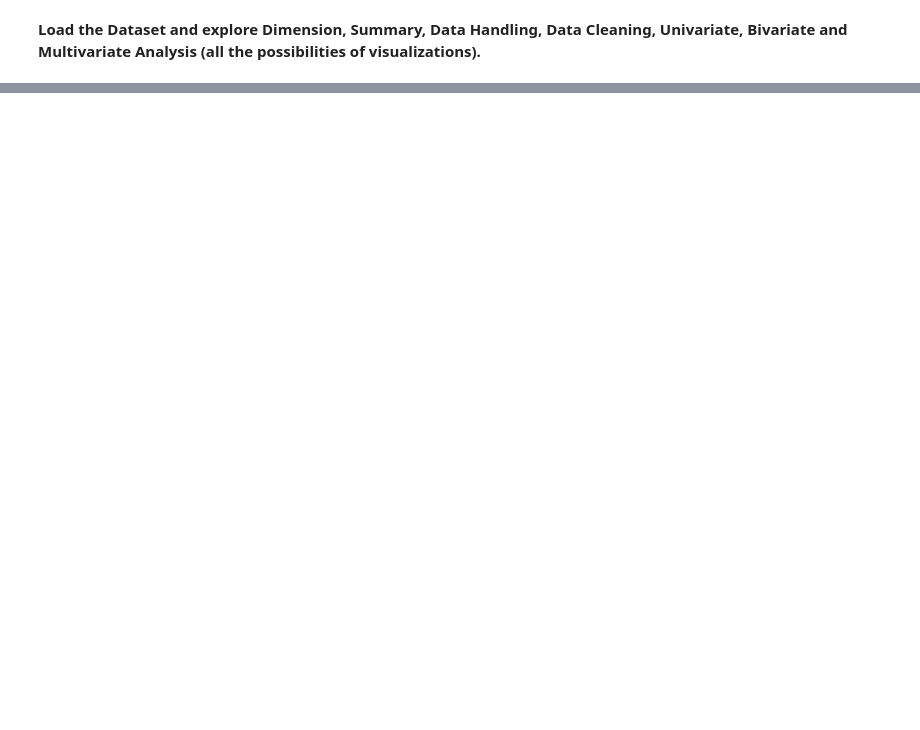
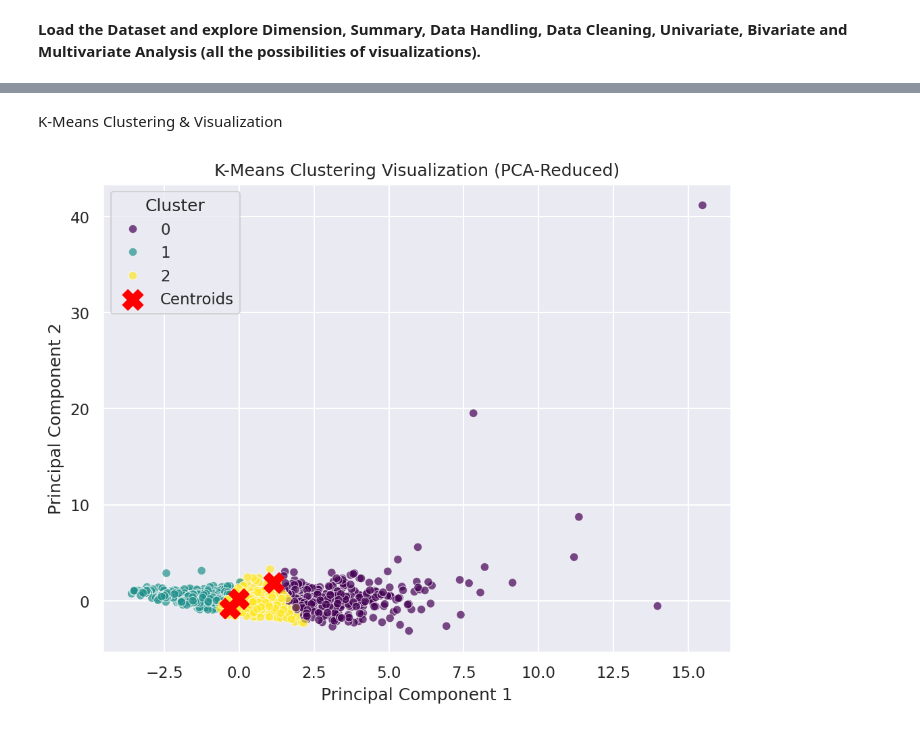
Before and after one commit to snehanshuchk/EDA-Theory-, a Jupyter notebook: 21BDS0313.ipynb, the cells around one changed output, grey strips where cells are left out. Cells and saved outputs as stored; diff of their text form; code cells hidden in the pictures; blank space fills up the shorter version.

```diff
--- a/21BDS0313.ipynb
+++ b/21BDS0313.ipynb
@@ -585,0 +661,26 @@ plt.show()
+# %% [markdown]
+K-Means Clustering & Visualization
+# %%
+# Apply K-Means with optimal K (assume K=3 from Elbow Method)
+optimal_k = 3
+kmeans = KMeans(n_clusters=optimal_k, random_state=42, n_init=10)
+df['Cluster'] = kmeans.fit_predict(clustering_scaled)
+
+# PCA for 2D Visualization
+pca = PCA(n_components=2)
+pca_result = pca.fit_transform(clustering_scaled)
+
+df['PCA1'] = pca_result[:, 0]
+df['PCA2'] = pca_result[:, 1]
+
+# Scatter plot of clusters
+plt.figure(figsize=(8, 6))
+sns.scatterplot(x='PCA1', y='PCA2', hue=df['Cluster'], palette='viridis', data=df, alpha=0.7)
+plt.scatter(kmeans.cluster_centers_[:, 0], kmeans.cluster_centers_[:, 1], s=200, c='red', marker='X', label='Centroids')
+plt.xlabel('Principal Component 1')
+plt.ylabel('Principal Component 2')
+plt.title('K-Means Clustering Visualization (PCA-Reduced)')
+plt.legend(title='Cluster')
+plt.show()
+# %% [output]
+[figure, added]
```
Also changed, not shown: parts of 40 cells of this notebook.
